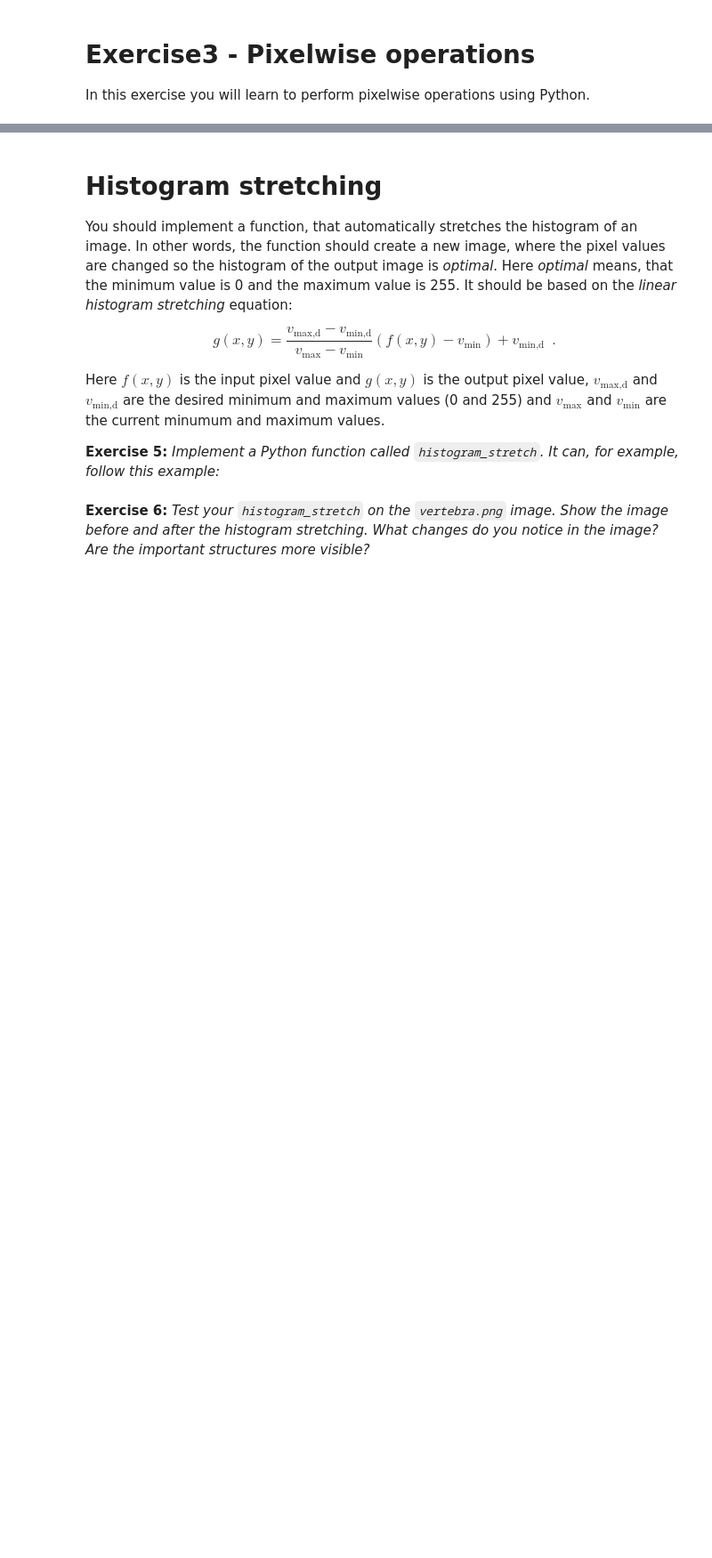
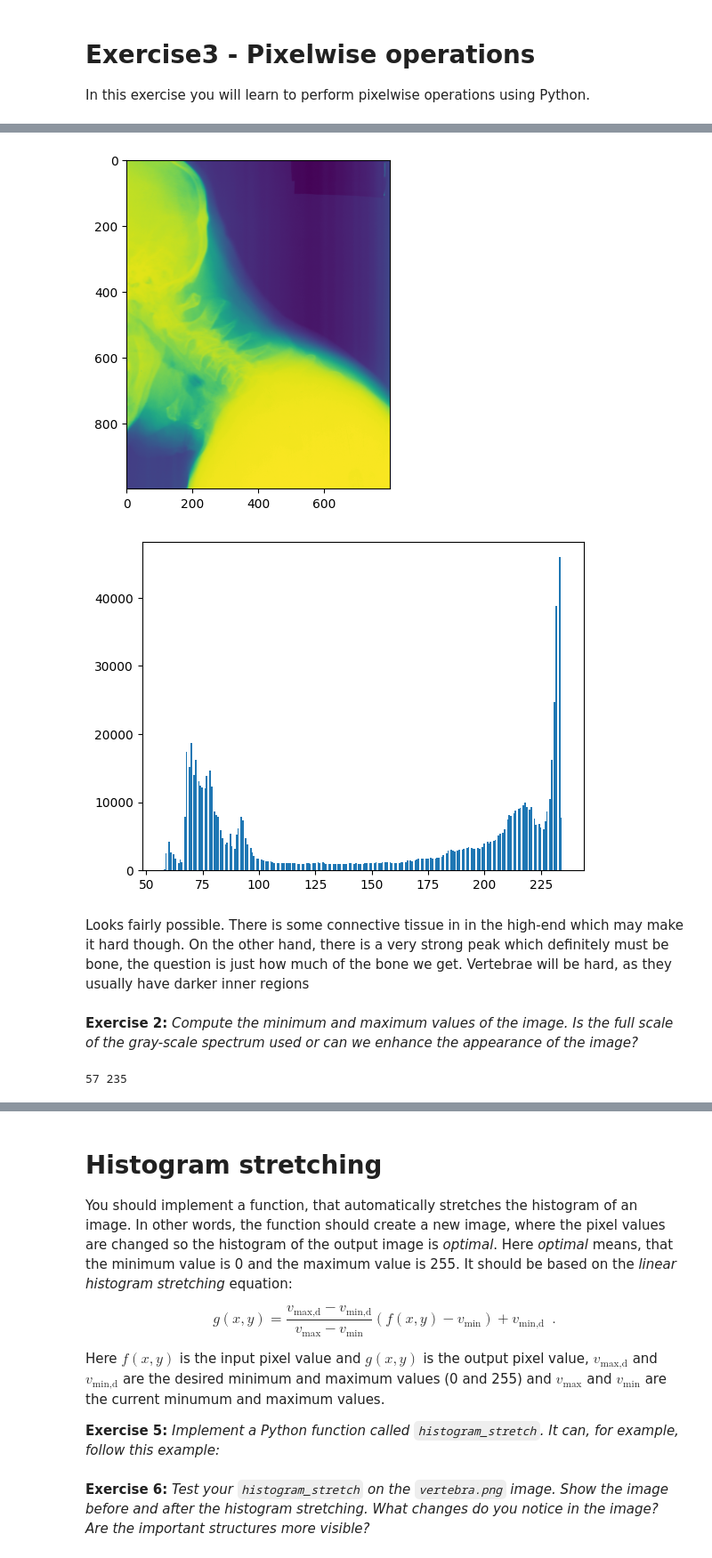
Before and after one commit to ludvikpet/02503-grind, a Jupyter notebook: max/exercises/ex3-PixelwiseOperations/src/ex3.ipynb, the cells around one changed output, grey strips where cells are left out. Shown at 89% size. Drawn from its saved outputs; the diff is of its cells as text; code cells hidden in the pictures; blank space fills up the shorter version.

Commit message:
all weekly up untill viola-jones and init viola-jones warmup exercise

```diff
--- a/max/exercises/ex3-PixelwiseOperations/src/ex3.ipynb
+++ b/max/exercises/ex3-PixelwiseOperations/src/ex3.ipynb
@@ -63,0 +38,33 @@ As stated above, an (unsigned) float image can have pixel values in [0, 1]. When
+# %%
+from skimage import color, io, img_as_ubyte, img_as_float
+import matplotlib.pyplot as plt
+import numpy as np
+
+file = "vertebra.png"
+
+def load_im(fname, in_dir="../data/", float: bool = False):
+    img = io.imread(in_dir+fname)
+    if float:
+        return img_as_float(img)
+    return img
+
+img = load_im(file)
+plt.imshow(img)
+
+plt.figure()
+h = plt.hist(img.ravel(),bins=256)
+# %% [output]
+[figure, added]
+[figure, added]
+# %% [markdown]
+Looks fairly possible. There is some connective tissue in in the high-end which may make it hard though. On the other hand, there is a very strong peak which definitely must be bone, the question is just how much of the bone we get. Vertebrae will be hard, as they usually have darker inner regions
+# %% [markdown]
+
+**Exercise 2:** *Compute the minimum and maximum values of the image. Is the full scale of the gray-scale spectrum used or can we enhance the appearance of the image?*
+# %%
+v_min, v_max = img.min(), img.max()
+print(v_min,v_max)
+
+#we can enhance
+# %% [output]
+57 235
```
Also changed, not shown: parts of 25 cells of this notebook, 25 other files.
